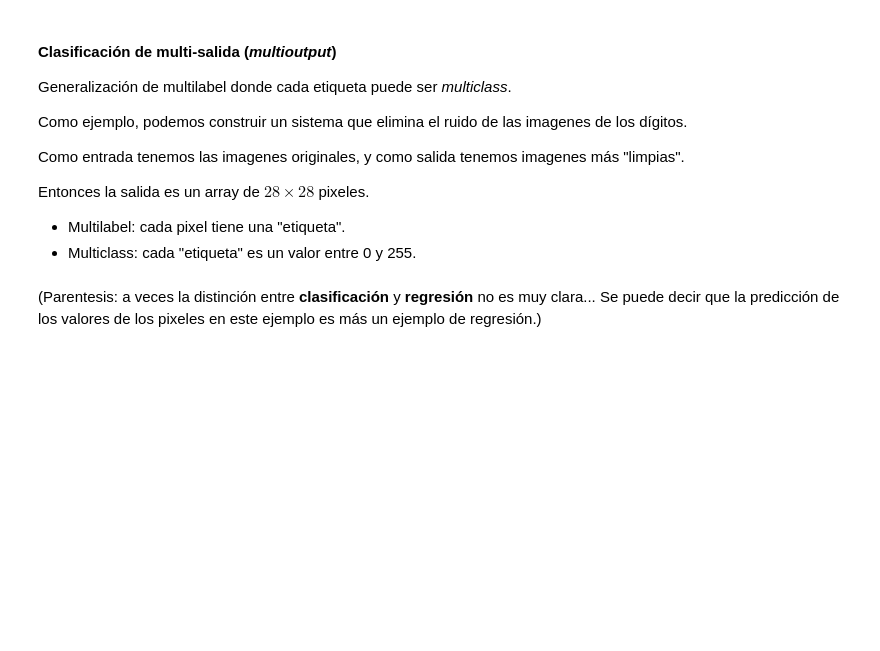
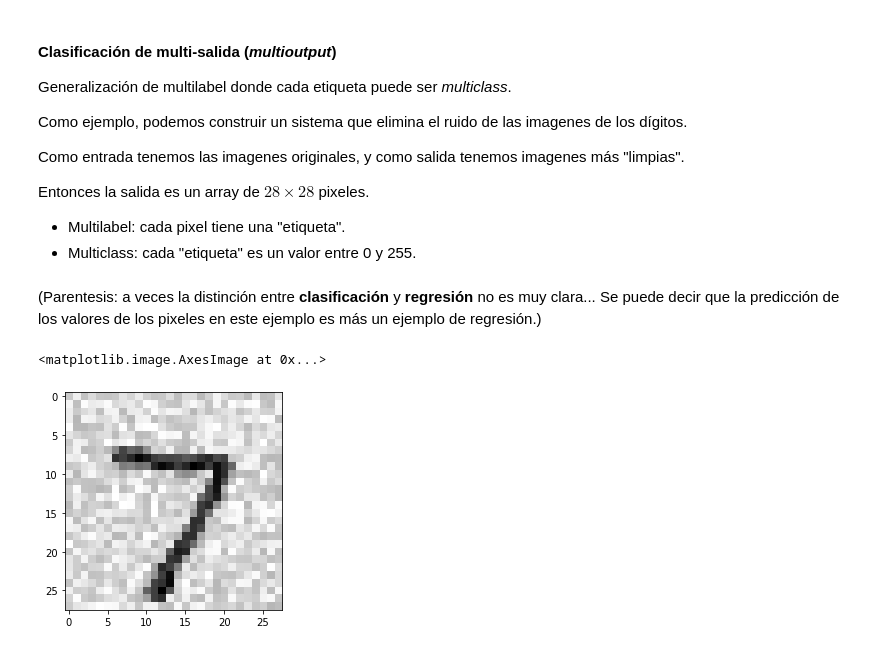
Before and after one commit to graemecan/machine_learning, a Jupyter notebook: 03_clasificacion.ipynb, the cells around one changed output. Cells and saved outputs as stored; diff of their text form; code cells hidden in the pictures; blank space fills up the shorter version.

```diff
--- a/03_clasificacion.ipynb
+++ b/03_clasificacion.ipynb
@@ -632,12 +632,14 @@ Entonces la salida es un array de $28 \times 28$ pixeles.
 (Parentesis: a veces la distinción entre **clasificación** y **regresión** no es muy clara... Se puede decir que la predicción de los valores de los pixeles en este ejemplo es más un ejemplo de regresión.)
 # %%
 ruido = random.randint(0, 100, (len(X_train), 784))
-X_train_mod = X_train + noise
+X_train_mod = X_train + ruido
 ruido = random.randint(0, 100, (len(X_test), 784))
-X_test_mod = X_test + noise
+X_test_mod = X_test + ruido
 
 y_train_mod = X_train #"targets" son las imagenes originales sin ruido
 y_test_mod = X_test
 # %%
-imshow(X_test_mod[0])
-imshow(y_test_mod[0])
+imshow(X_test_mod[0].reshape((28,28)),cmap=cm.binary)
+# %% [output]
+<matplotlib.image.AxesImage at 0x...>
+[figure, added]
```
Also changed, not shown: parts of 5 cells of this notebook.
